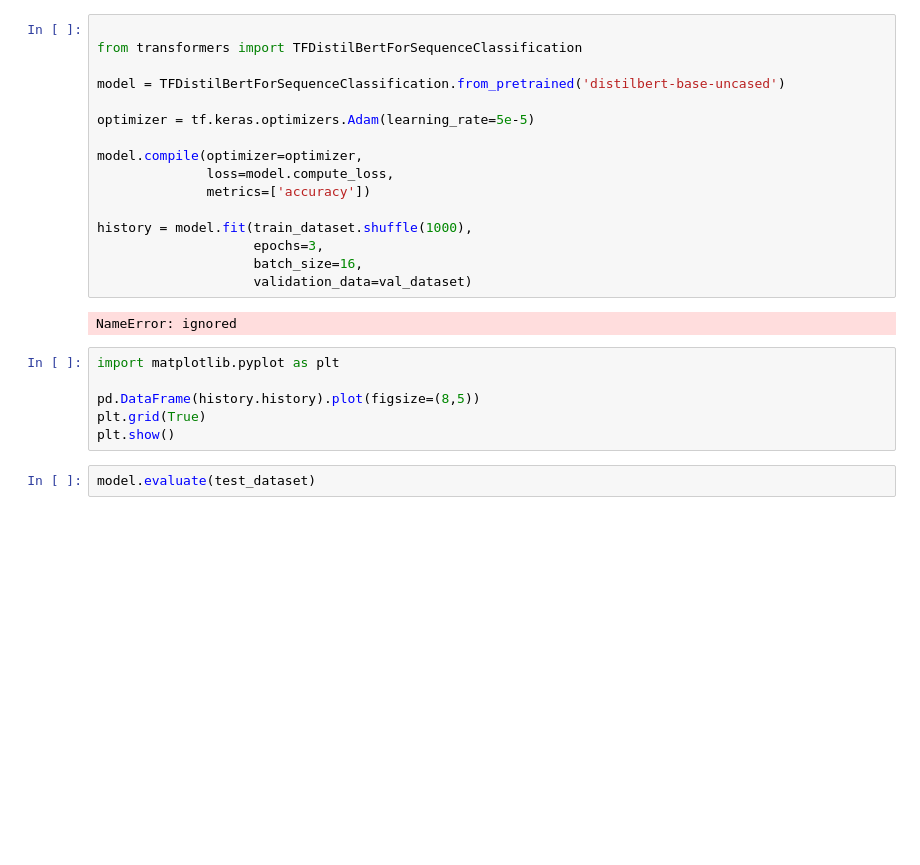
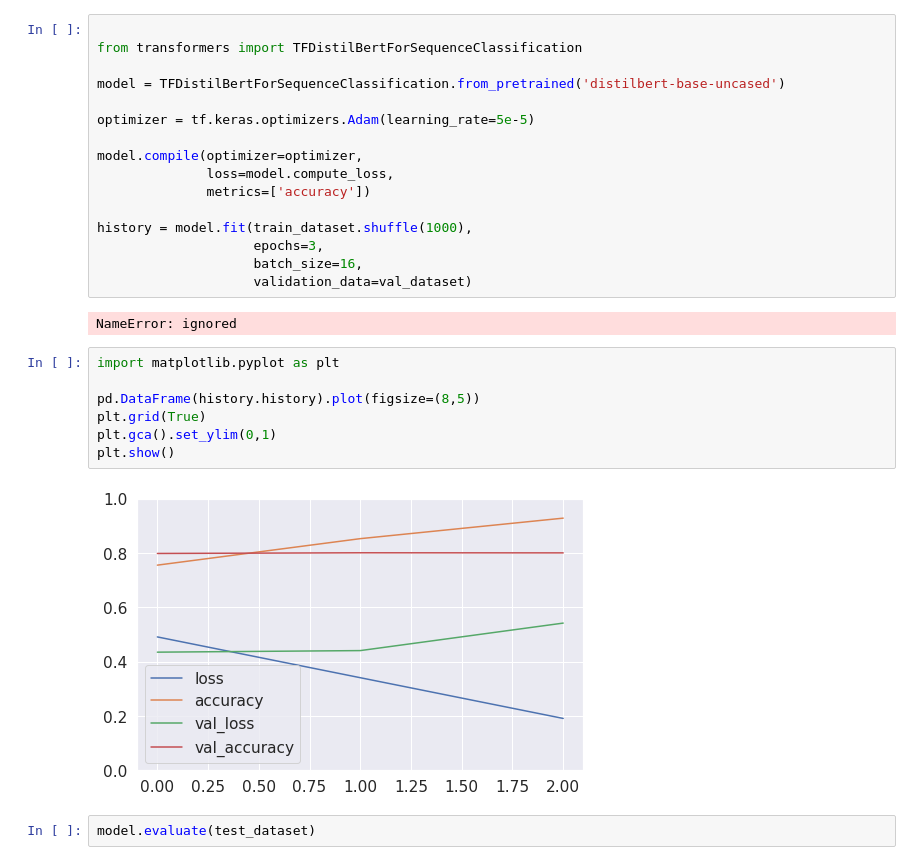
Before and after one commit to georgejerzy/russian-trolls, a Jupyter notebook: notebooks/5_model_train_tensorflow.ipynb, the cells around one changed output. Drawn from its saved outputs; the diff is of its cells as text; blank space fills up the shorter version.

```diff
--- a/notebooks/5_model_train_tensorflow.ipynb
+++ b/notebooks/5_model_train_tensorflow.ipynb
@@ -154,9 +179,12 @@ NameError: ignored
 # %%
 import matplotlib.pyplot as plt
 
 pd.DataFrame(history.history).plot(figsize=(8,5))
 plt.grid(True)
+plt.gca().set_ylim(0,1)
 plt.show()
+# %% [output]
+[figure, added]
 # %%
 model.evaluate(test_dataset)
 # %% [output]
```
Also changed, not shown: parts of 20 cells of this notebook, 1 other file.
